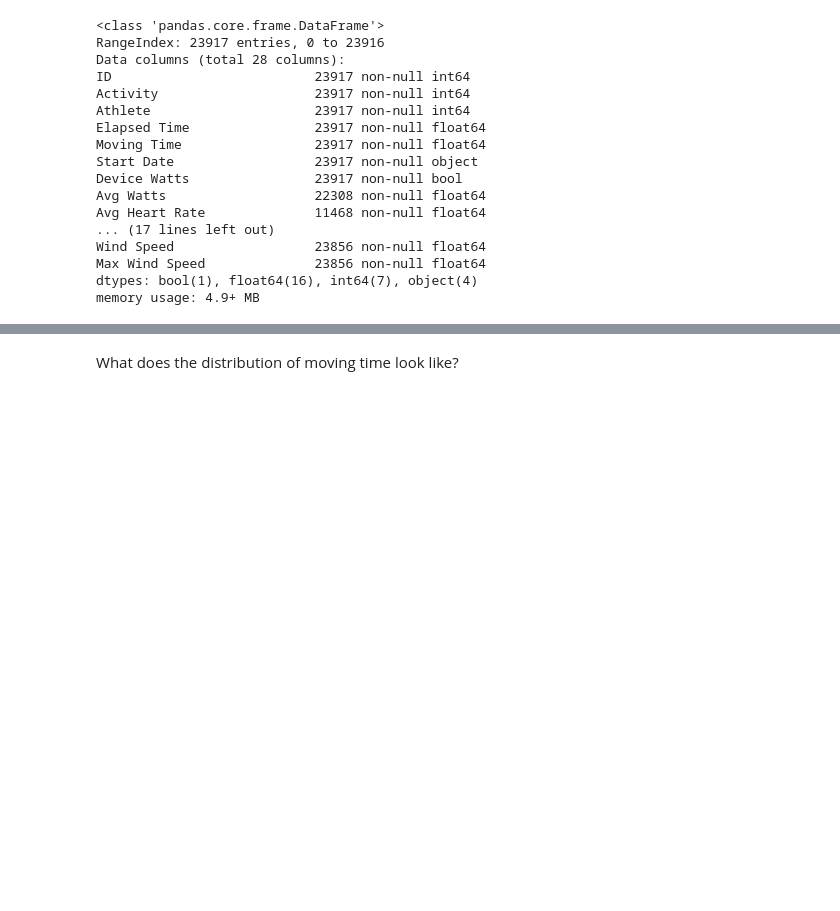
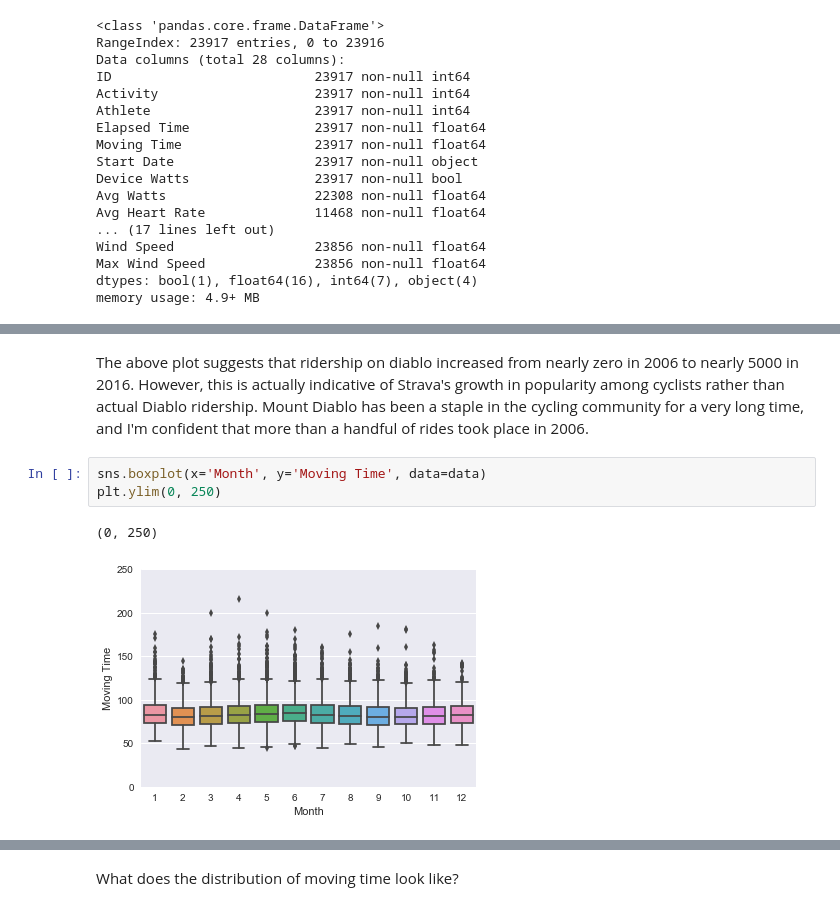
Before and after one commit to kennethgillen/diablo_velo, a Jupyter notebook: explore_and_model_diablo_data.ipynb, the cells around one changed output, grey strips where cells are left out. Cells and saved outputs as stored; diff of their text form; blank space fills up the shorter version.

```diff
--- a/explore_and_model_diablo_data.ipynb
+++ b/explore_and_model_diablo_data.ipynb
@@ -64,0 +77,8 @@ memory usage: 4.9+ MB
+# %% [markdown]
+The above plot suggests that ridership on diablo increased from nearly zero in 2006 to nearly 5000 in 2016. However, this is actually indicative of Strava's growth in popularity among cyclists rather than actual Diablo ridership. Mount Diablo has been a staple in the cycling community for a very long time, and I'm confident that more than a handful of rides took place in 2006.
+# %%
+sns.boxplot(x='Month', y='Moving Time', data=data)
+plt.ylim(0, 250)
+# %% [output]
+(0, 250)
+[figure, added]
```
Also changed, not shown: parts of 63 cells of this notebook.
